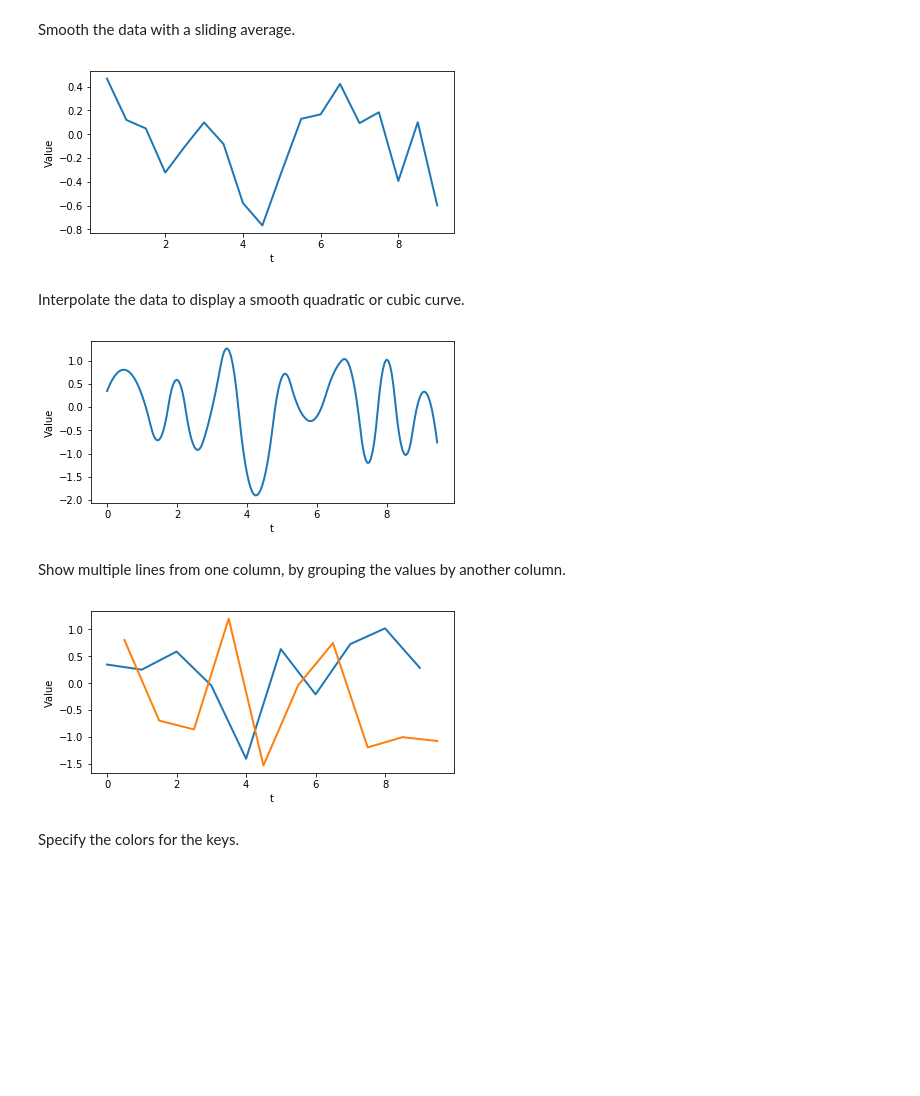
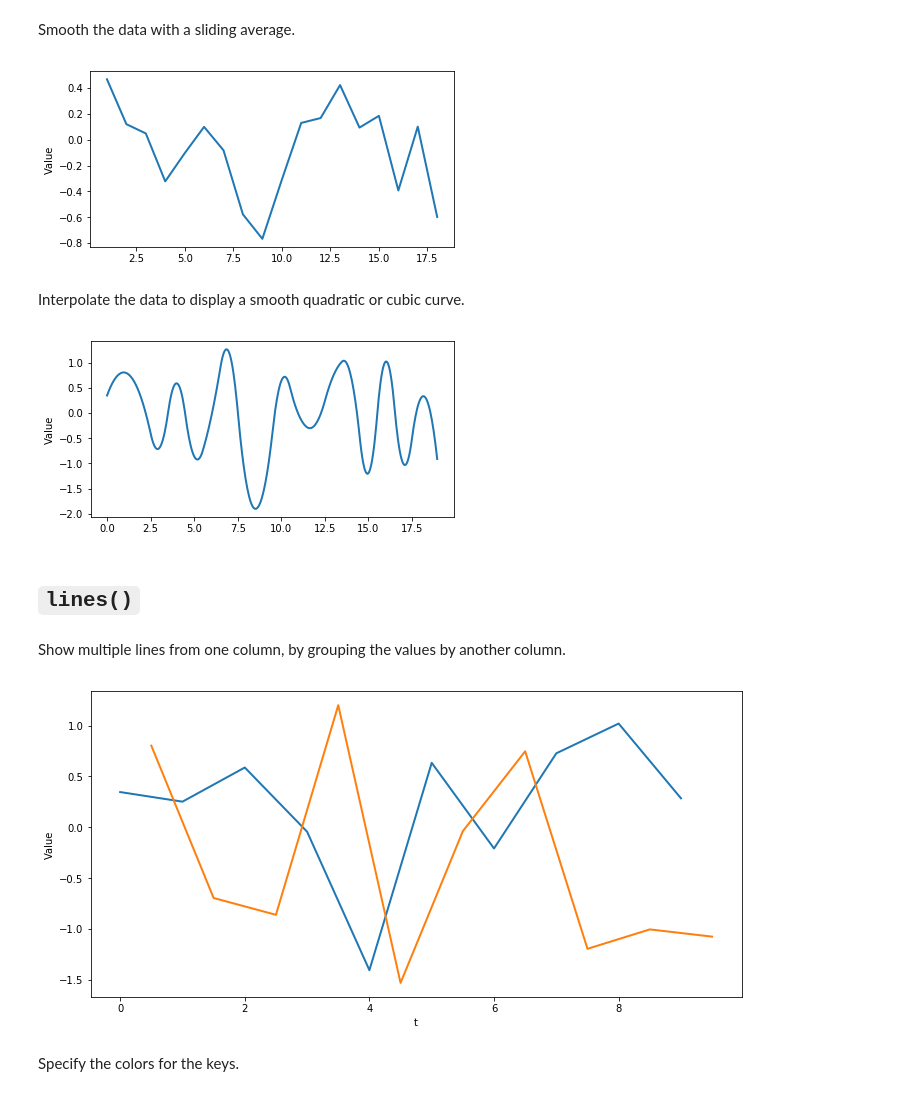
Before and after one commit to mastersign/mastersign-datascience, a Jupyter notebook: demo-plot.ipynb, the cells around one changed output. Saved outputs shown, nothing was run; the diff lists cells and outputs as text; code cells hidden in the pictures; blank space fills up the shorter version.

Commit message:
added plot.line() to support plotting a Series

```diff
--- a/demo-plot.ipynb
+++ b/demo-plot.ipynb
@@ -194,21 +202,23 @@ pl.lines(data_3_A, 'value', 't', color='#00C000', figsize=(6, 3))
 # %% [markdown]
 Smooth the data with a sliding average.
 # %%
-pl.lines(data_3_A, 'value', 't', avg_window=3, figsize=(6, 3))
+pl.line(data_3_A, 'value', avg_window=3, figsize=(6, 3))
 # %% [output]
-[figure, old version]
+[figure, new version]
 # %% [markdown]
 Interpolate the data to display a smooth quadratic or cubic curve.
 # %%
-pl.lines(data_3_A, 'value', 't', interpolation_step=0.05, figsize=(6, 3))
+pl.line(data_3_A, 'value', interpolation_step=0.05, figsize=(6, 3))
 # %% [output]
-[figure, old version]
+[figure, new version]
+# %% [markdown]
+## `lines()`
 # %% [markdown]
 Show multiple lines from one column, by grouping the values by another column.
 # %%
-pl.lines(data_3_A, 'value', 't', key_column='subgroup', figsize=(6, 3))
+pl.lines(data_3_A, 'value', 't', key_column='subgroup')
 # %% [output]
-[figure, old version]
+[figure, new version]
 # %% [markdown]
 Specify the colors for the keys.
 # %%
```
Also changed, not shown: parts of 6 cells of this notebook, 1 other file.
